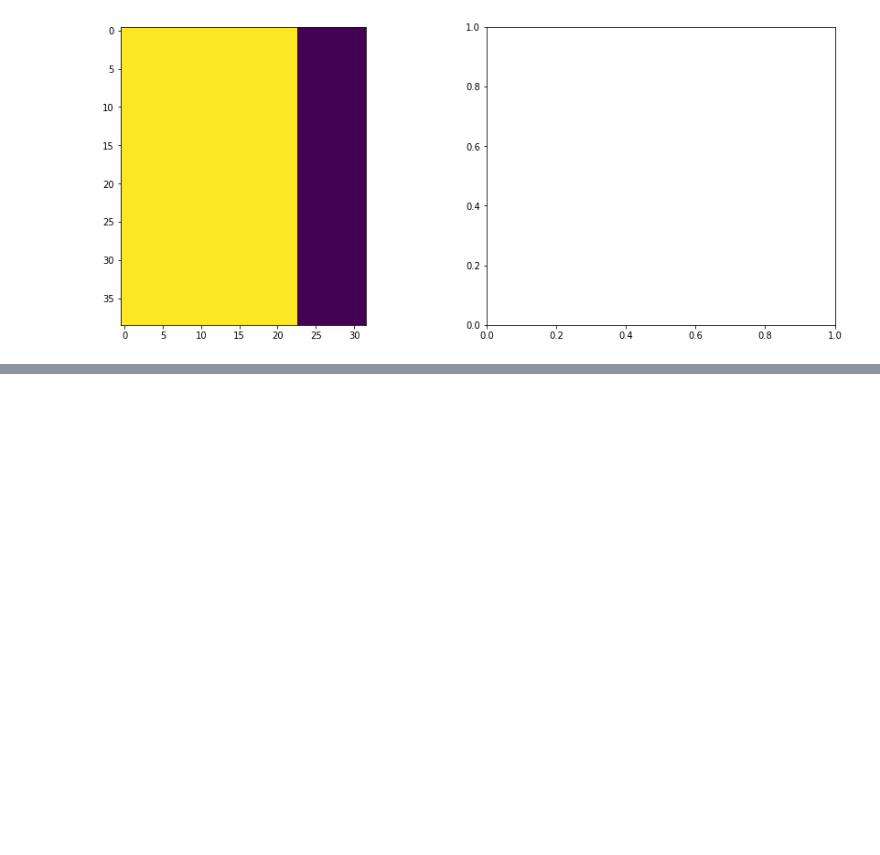
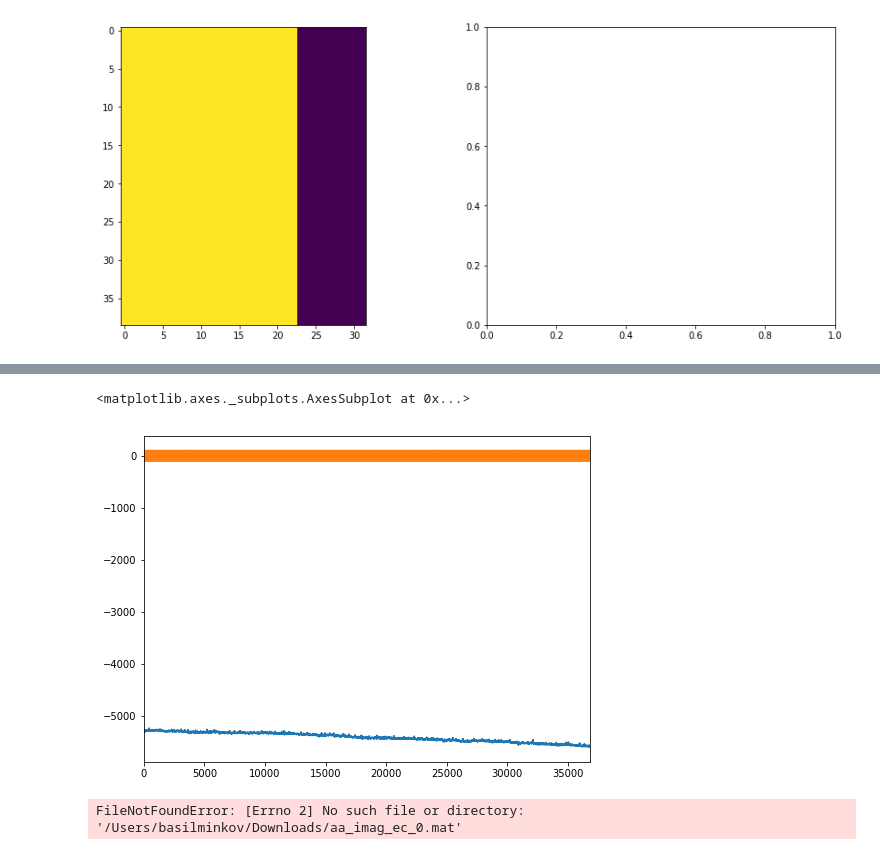
Before and after one commit to BasilMinkov/Jupyter-Notebooks, a Jupyter notebook: Untitled.ipynb, the cells around one changed output, grey strips where cells are left out. Cells and saved outputs as stored; diff of their text form; code cells hidden in the pictures; blank space fills up the shorter version.

```diff
--- a/Untitled.ipynb
+++ b/Untitled.ipynb
@@ -87,0 +99,15 @@ ValueError: Data and pos need to be of same length. Got data of length 23, pos o
+# %%
+df_real["F7_mod"] = 100 * np.sin(((2*np.pi*10)/500)*np.arange(df_real["F7"].shape[0]))
+
+df_real["F7"].plot()
+df_real["F7_mod"].plot()
+# %% [output]
+<matplotlib.axes._subplots.AxesSubplot at 0x...>
+[figure, added]
+# %%
+data_real = loadmat("/Users/basilminkov/Downloads/aa_imag_ec_0.mat")
+data_mock = loadmat("/Users/basilminkov/Downloads/aa_imag_eo_0.mat")
+data_real = loadmat("/Users/basilminkov/Downloads/aa_imag_ec_1.mat")
+data_mock = loadmat("/Users/basilminkov/Downloads/aa_imag_eo_1.mat")
+# %% [output]
+FileNotFoundError: [Errno 2] No such file or directory: '/Users/basilminkov/Downloads/aa_imag_ec_0.mat'
```
Also changed, not shown: parts of 17 cells of this notebook, 8 other files.
